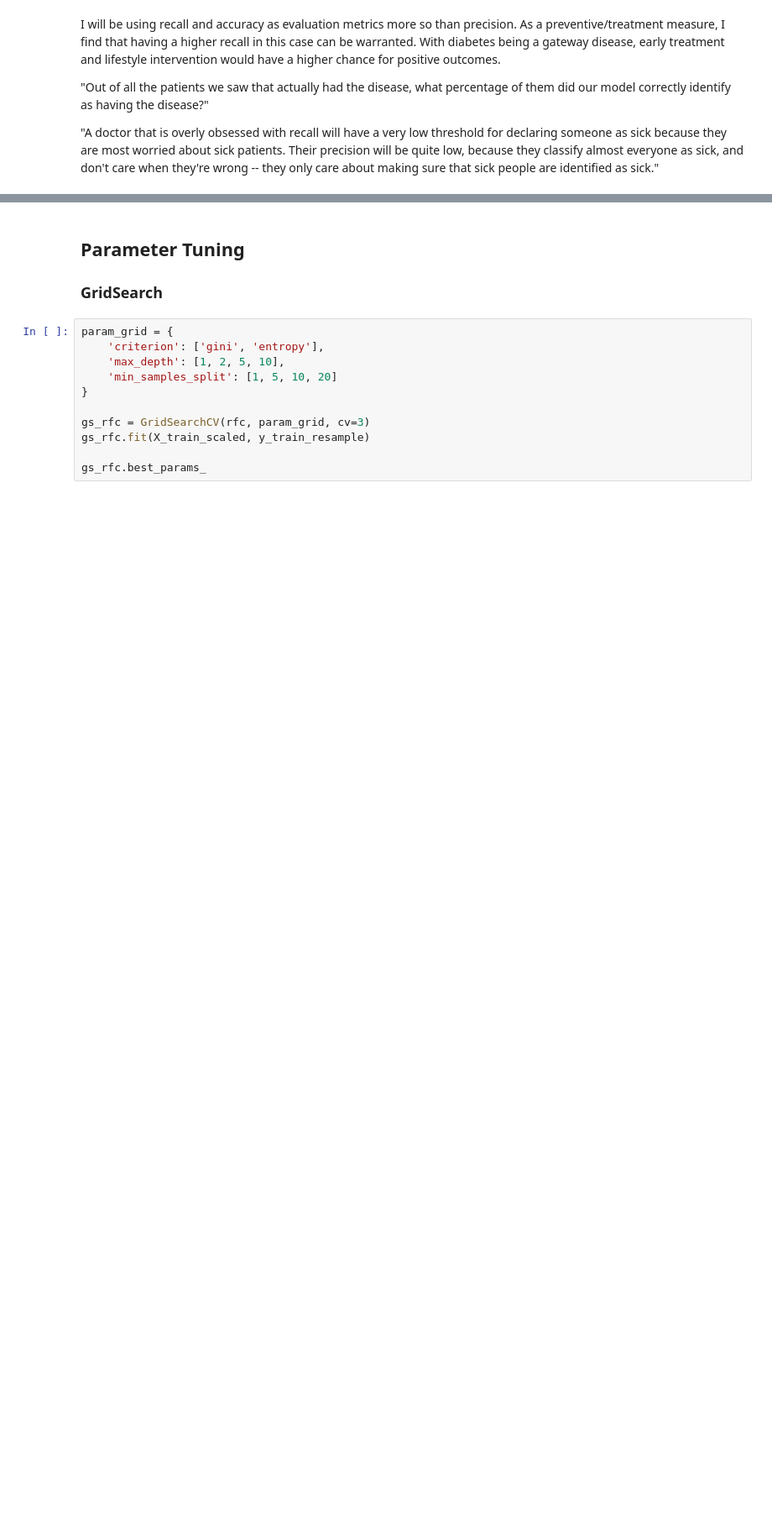
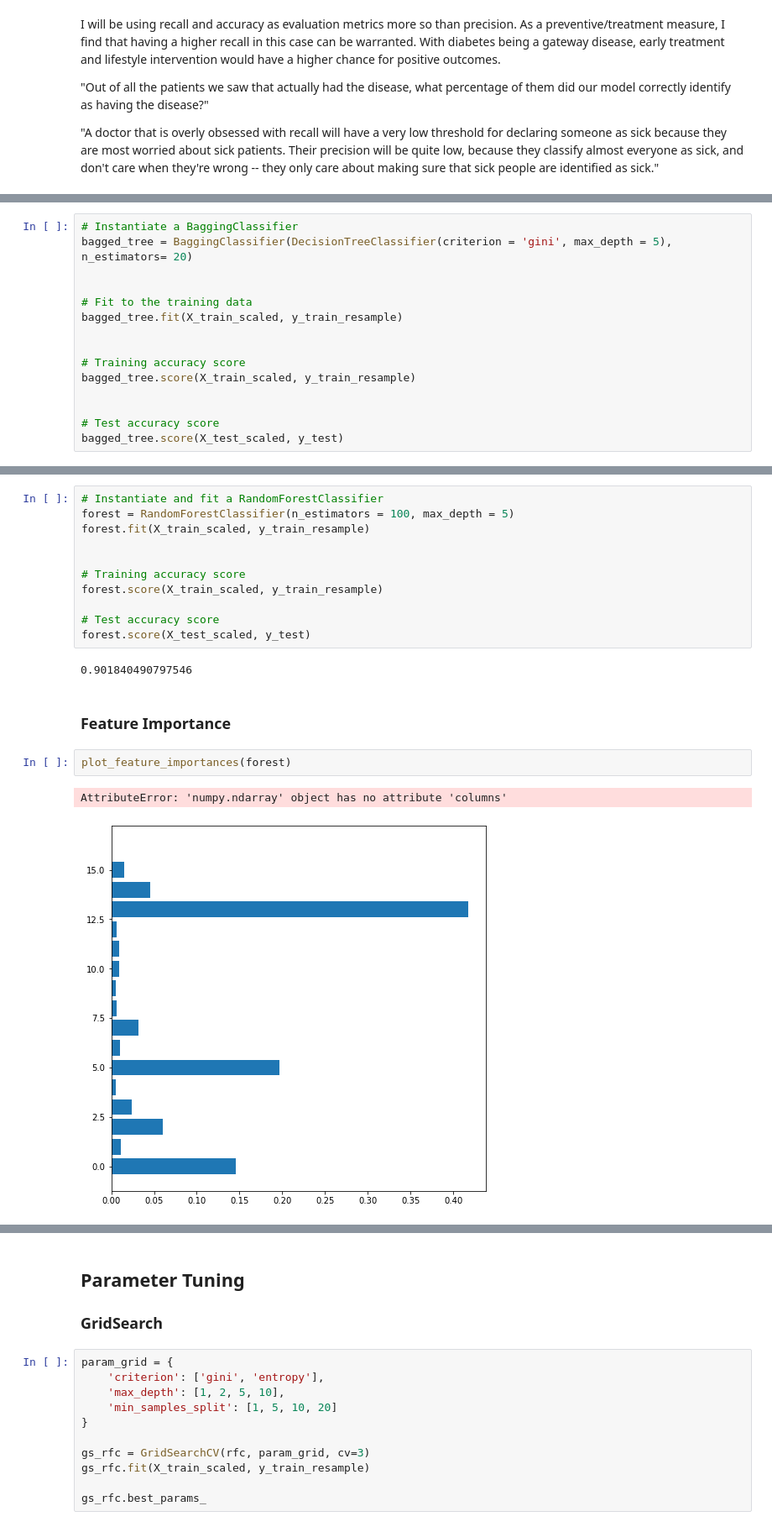
Before and after one commit to ldwilker10/predicting_diabetes_project, a Jupyter notebook: phase3_rough_draft/diabetes_2_basic_logreg.ipynb, the cells around one changed output, grey strips where cells are left out. Shown at 84% size. Saved outputs shown, nothing was run; the diff lists cells and outputs as text; blank space fills up the shorter version.

```diff
--- a/phase3_rough_draft/diabetes_2_basic_logreg.ipynb
+++ b/phase3_rough_draft/diabetes_2_basic_logreg.ipynb
@@ -722,0 +816,15 @@ I will be using recall and accuracy as evaluation metrics more so than precision
+# %%
+# Instantiate a BaggingClassifier
+bagged_tree = BaggingClassifier(DecisionTreeClassifier(criterion = 'gini', max_depth = 5), n_estimators= 20)
+
+
+# Fit to the training data
+bagged_tree.fit(X_train_scaled, y_train_resample)
+
+
+# Training accuracy score
+bagged_tree.score(X_train_scaled, y_train_resample)
+
+
+# Test accuracy score
+bagged_tree.score(X_test_scaled, y_test)
@@ -722,0 +836,20 @@ I will be using recall and accuracy as evaluation metrics more so than precision
+# %%
+# Instantiate and fit a RandomForestClassifier
+forest = RandomForestClassifier(n_estimators = 100, max_depth = 5)
+forest.fit(X_train_scaled, y_train_resample)
+
+
+# Training accuracy score
+forest.score(X_train_scaled, y_train_resample)
+
+# Test accuracy score
+forest.score(X_test_scaled, y_test)
+# %% [output]
+0.901840490797546
+# %% [markdown]
+### Feature Importance
+# %%
+plot_feature_importances(forest)
+# %% [output]
+AttributeError: 'numpy.ndarray' object has no attribute 'columns'
+[figure, added]
```
Also changed, not shown: parts of 39 cells of this notebook.
